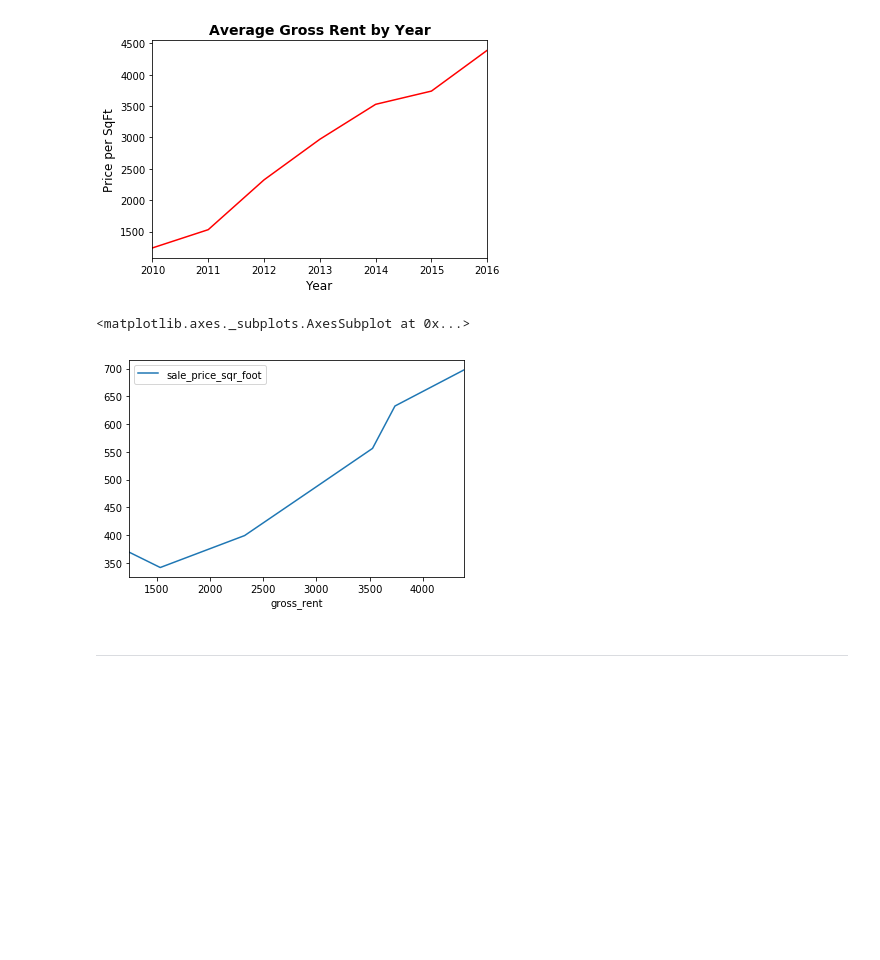
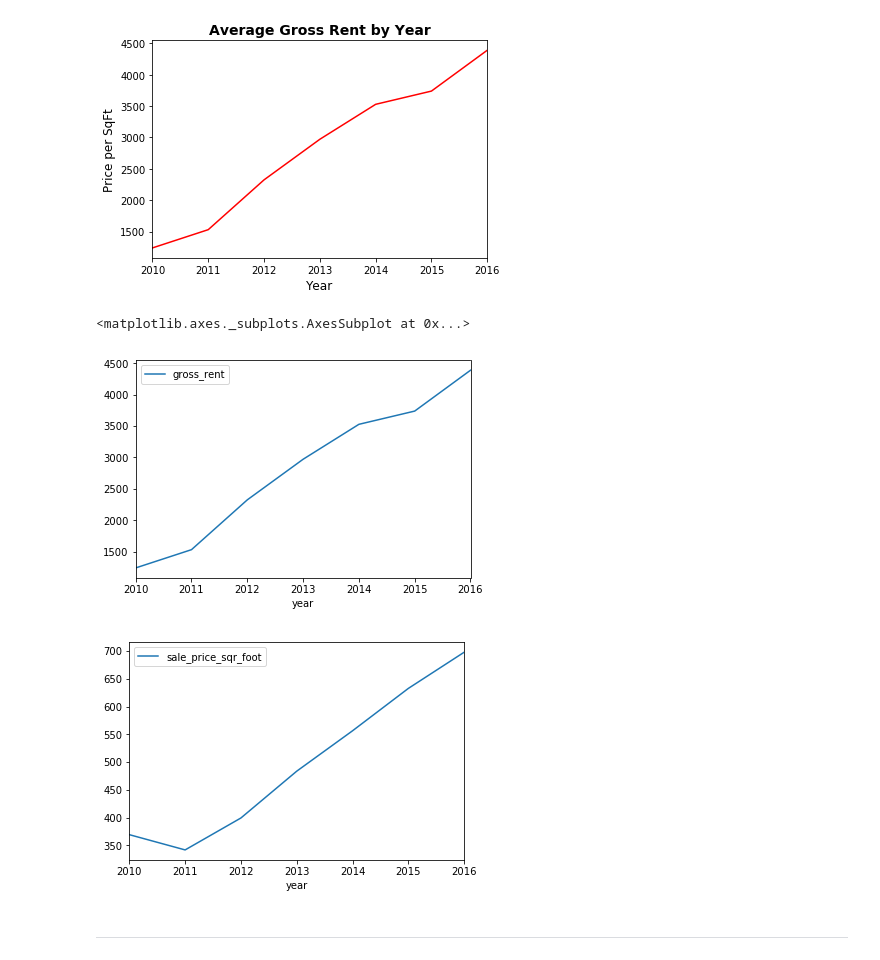
Before and after one commit to iAmSeanzie/WhatTheSFO, a Jupyter notebook: rental_analysis.ipynb, the cells around one changed output. Drawn from its saved outputs; the diff is of its cells as text; code cells hidden in the pictures; blank space fills up the shorter version.

Commit message:
got a couple charts up

```diff
--- a/rental_analysis.ipynb
+++ b/rental_analysis.ipynb
@@ -144,10 +142,12 @@ sale_prices_by_year
 [figure]
 [figure]
 # %%
-sale_prices_by_year.plot.line("gross_rent")
+sale_prices_by_year.plot.line(y="gross_rent")
+sale_prices_by_year.plot.line(y='sale_price_sqr_foot')
 # %% [output]
 <matplotlib.axes._subplots.AxesSubplot at 0x...>
-[figure, old version]
+[figure, new version]
+[figure, added]
 # %% [markdown]
 - - -
 # %% [markdown]
```
Also changed, not shown: parts of 8 cells of this notebook.
